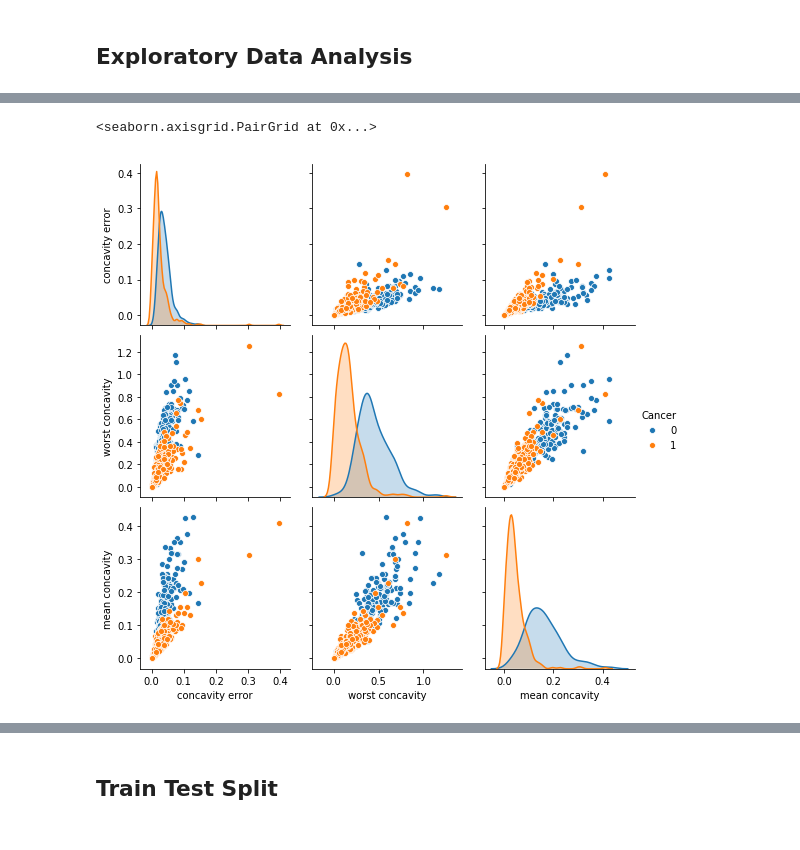
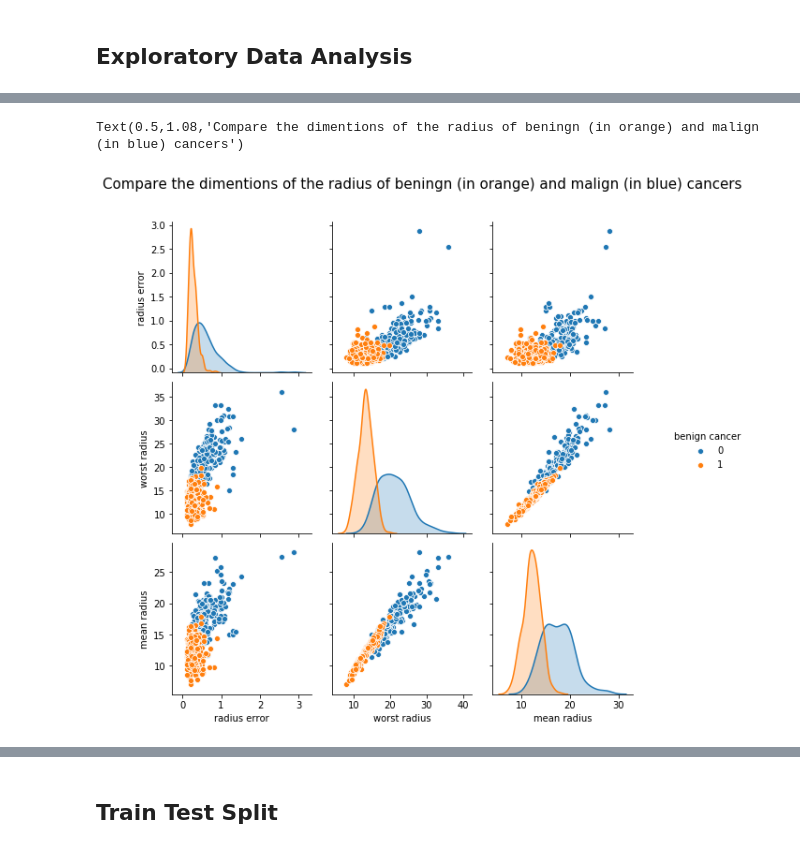
Before and after one commit to NinaPacifico/Breast-Cancer, a Jupyter notebook: SVM - breast cancer.ipynb, the cells around one changed output, grey strips where cells are left out. Saved outputs shown, nothing was run; the diff lists cells and outputs as text; code cells hidden in the pictures.

```diff
--- a/SVM - breast cancer.ipynb
+++ b/SVM - breast cancer.ipynb
@@ -153,5 +135,6 @@ sns.pairplot(df,vars=['compactness error','worst compactness','mean compactness'
-# %%
-sns.pairplot(df,vars=['concavity error','worst concavity','mean concavity'], hue='Cancer')
-# %% [output]
-<seaborn.axisgrid.PairGrid at 0x...>
-[figure, removed]
+# %%
+ax = sns.pairplot(df,vars=['radius error','worst radius','mean radius'], hue='benign cancer')
+ax.fig.suptitle('Compare the dimentions of the radius of beningn (in orange) and malign (in blue) cancers',y=1.08,size=15)
+# %% [output]
+Text(0.5,1.08,'Compare the dimentions of the radius of beningn (in orange) and malign (in blue) cancers')
+[figure, added]
```
Also changed, not shown: parts of 20 cells of this notebook.
